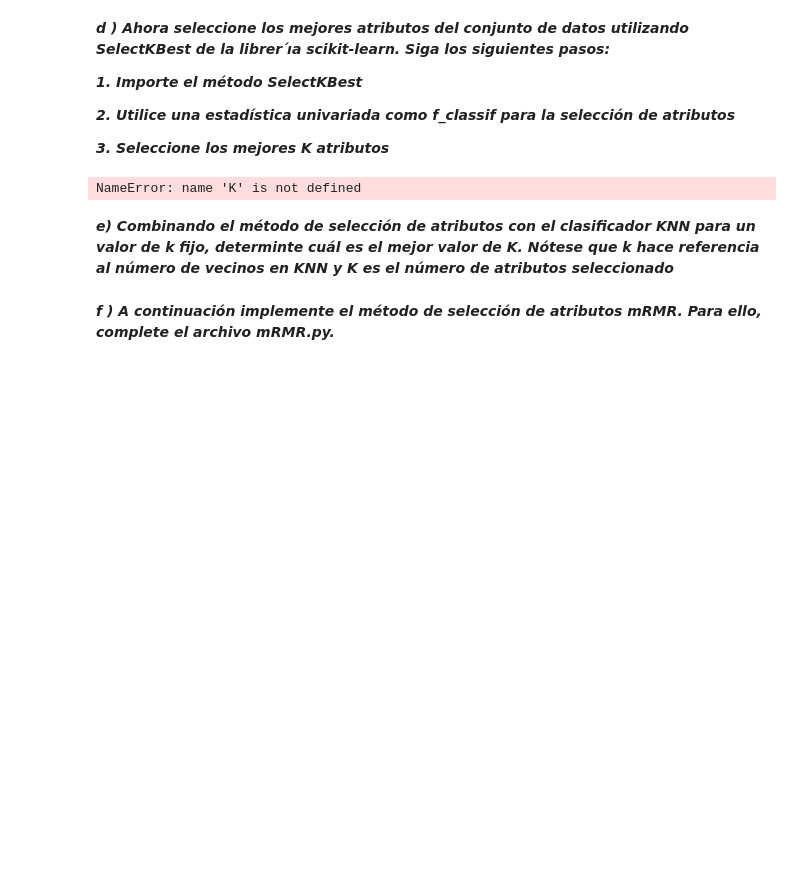
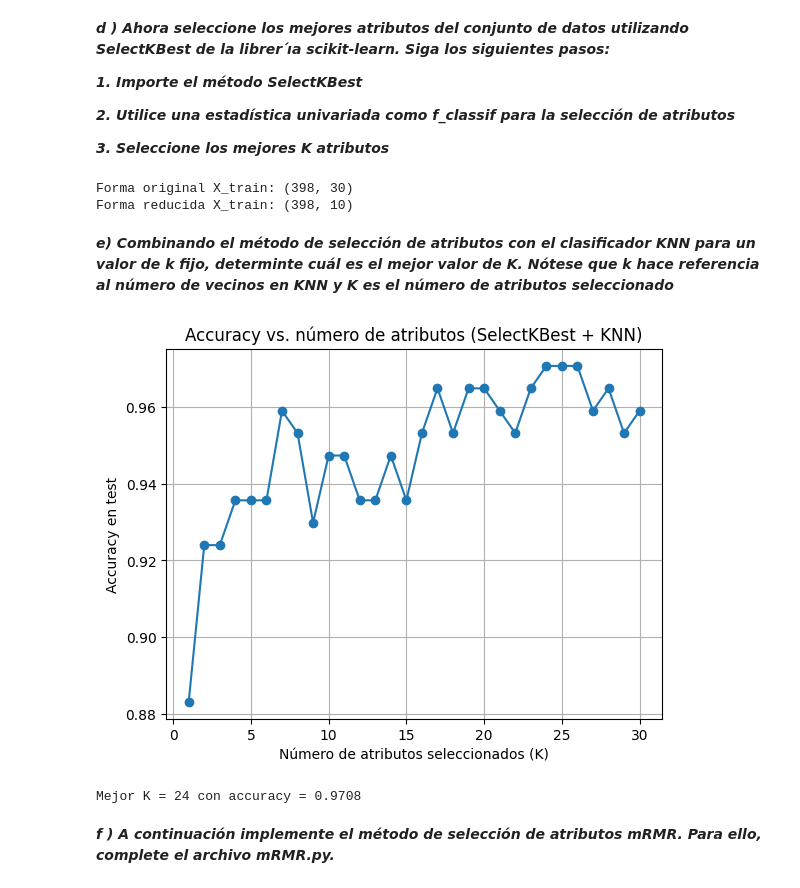
Before and after one commit to carmenreine/P1-APAUT-II, a Jupyter notebook: soluciones_practica_1.ipynb, the cells around one changed output. Cells and saved outputs as stored; diff of their text form; code cells hidden in the pictures; blank space fills up the shorter version.

```diff
--- a/soluciones_practica_1.ipynb
+++ b/soluciones_practica_1.ipynb
@@ -235,12 +292,51 @@ from sklearn.feature_selection import SelectKBest
 # %%
 from sklearn.feature_selection import f_classif
 # %%
+# Definimos el número de atributos a seleccionar
+K = 10
+
 selector = SelectKBest(score_func=f_classif, k=K)
-selector.fit(X, y)
-X_selected = selector.transform(X)
+X_train_sel = selector.fit_transform(X_train, y_train)
+X_test_sel = selector.transform(X_test)
+
+print("Forma original X_train:", X_train.shape)
+print("Forma reducida X_train:", X_train_sel.shape)
 # %% [output]
-NameError: name 'K' is not defined
+Forma original X_train: (398, 30)
+Forma reducida X_train: (398, 10)
 # %% [markdown]
 ***e) Combinando el método de selección de atributos con el clasificador KNN para un valor de k fijo, determinte cuál es el mejor valor de K. Nótese que k hace referencia al número de vecinos en KNN y K es el número de atributos seleccionado***
+# %%
+Ks = range(1, X_train.shape[1] + 1)  # de 1 a 30 atributos
+k_knn = 5  # número de vecinos fijo para KNN
+
+accuracies_kbest = []
+
+for K in Ks:
+    selector = SelectKBest(score_func=f_classif, k=K)
+    X_train_sel = selector.fit_transform(X_train, y_train)
+    X_test_sel = selector.transform(X_test)
+
+    clf = KNeighborsClassifier(n_neighbors=k_knn)
+    clf.fit(X_train_sel, y_train)
+    y_pred = clf.predict(X_test_sel)
+    accuracies_kbest.append(accuracy_score(y_test, y_pred))
+
+# Graficamos
+import matplotlib.pyplot as plt
+plt.plot(Ks, accuracies_kbest, marker="o")
+plt.xlabel("Número de atributos seleccionados (K)")
+plt.ylabel("Accuracy en test")
+plt.title("Accuracy vs. número de atributos (SelectKBest + KNN)")
+plt.grid(True)
+plt.show()
+
+# Mejor valor de K
+mejor_K = Ks[np.argmax(accuracies_kbest)]
+mejor_acc = max(accuracies_kbest)
+print(f"Mejor K = {mejor_K} con accuracy = {mejor_acc:.4f}")
+# %% [output]
+[figure, added]
+Mejor K = 24 con accuracy = 0.9708
 # %% [markdown]
 ***f ) A continuación implemente el método de selección de atributos mRMR. Para ello, complete el archivo mRMR.py.***
```
Also changed, not shown: parts of 15 cells of this notebook.
